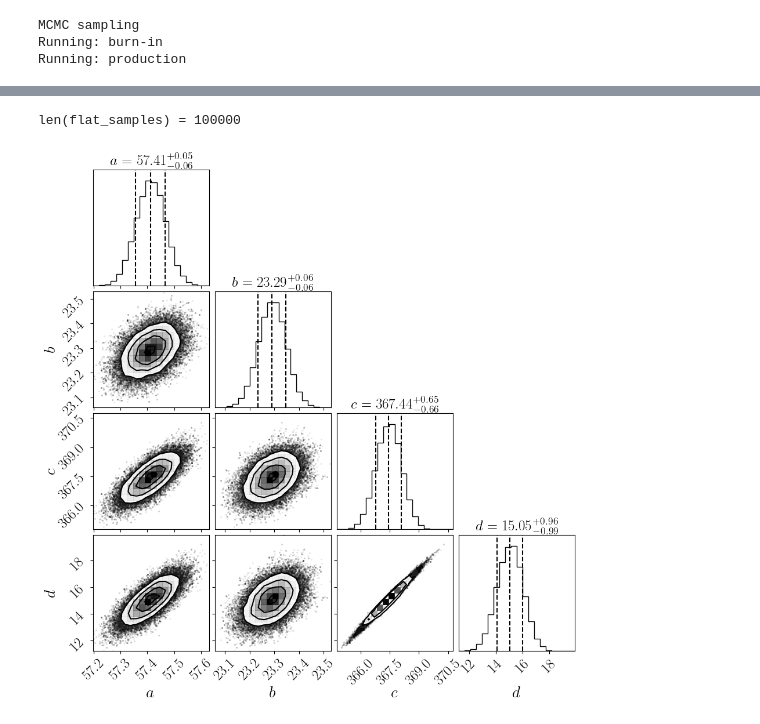
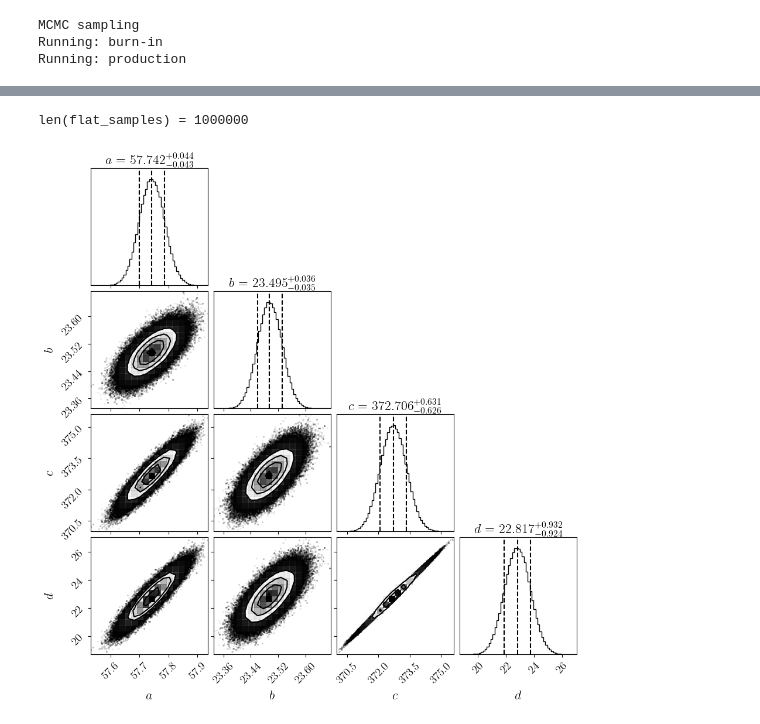
Before and after one commit to GottfridOlsson/Latitude-Measurements, a Jupyter notebook: bayesian_analysis.ipynb, the cells around one changed output, grey strips where cells are left out. Saved outputs shown, nothing was run; the diff lists cells and outputs as text; code cells hidden in the pictures.

```diff
--- a/bayesian_analysis.ipynb
+++ b/bayesian_analysis.ipynb
@@ -102,11 +104,11 @@ def log_likelihood(theta, day, measured_data, sigma):
 def log_posterior(theta, day, measured_data, sigma):
     log_prior_a = log_prior_uniform(theta[0], a_min, a_max)
     log_prior_b = log_prior_uniform(theta[1], b_min, b_max)
-    #log_prior_c = log_prior_uniform(theta[2], c_min, c_max)
-    #log_prior_d = log_prior_uniform(theta[3], d_min, d_max)
+    log_prior_c = log_prior_uniform(theta[2], c_min, c_max)
+    log_prior_d = log_prior_uniform(theta[3], d_min, d_max)
 
-    log_prior_c = log_prior_Gaussian(theta[2], c_mu, c_sigma)
-    log_prior_d = log_prior_Gaussian(theta[3], d_mu, d_sigma)
+    #log_prior_c = log_prior_Gaussian(theta[2], c_mu, c_sigma)
+    #log_prior_d = log_prior_Gaussian(theta[3], d_mu, d_sigma)
 
     log_prior = log_prior_a + log_prior_b + log_prior_c + log_prior_d
 
@@ -127,11 +129,11 @@ def run_MCMC(starting_position_walkers, number_of_walkers, number_of_dimensions,
 # Preparations to run MCMC #
 
 data = [day, measured_data, sigma]
-initial_theta = np.array([60, 25, 365, 0]) #initial parameter guess to help MCMC be faster
+initial_theta = np.array([57.7, 23.5, 365.25, 10]) #initial parameter guess to help MCMC be faster
 
-number_of_walkers = 20
-number_of_burn_in_steps = 1000
-number_of_production_steps = 5000
+number_of_walkers = 10
+number_of_burn_in_steps = 1500
+number_of_production_steps = 100000
 number_of_dimensions = len(initial_theta)
 MCMC_filename = f"MCMC_walkers{number_of_walkers}_burninsteps{number_of_burn_in_steps}_productionsteps{number_of_production_steps}"
 # Setup backend to save data to file
@@ -160,10 +162,13 @@ for i in range(number_of_dimensions):
     ax = axes[i]
     ax.plot(samples[:, :, i], "k", alpha=0.3)
     ax.set_xlim(0, len(samples))
-    ax.set_ylabel(theta_labels[i])
+    ax.set_ylabel(theta_labels[i], fontsize=14)
 
-axes[-1].set_xlabel("Step number")
+axes[-1].set_xlabel("Step number in MCMC", fontsize=14)
+for ax in fig.get_axes():
+    ax.tick_params(axis='both', labelsize=12)
 fig.savefig(f"MCMC figures/theta_vs_step_number_{reader_filename}.pdf")
 #tau = sampler.get_autocorr_time()
 #print(f"Autocorrelation time (steps): {tau}")
+# Styling
 # %% [output]
@@ -171,28 +176,29 @@ fig.savefig(f"MCMC figures/theta_vs_step_number_{reader_filename}.pdf")
 # %%
-# TODO: plotta burn in, see convergence
-# TODO: mer
-
 #flat_samples = reader.get_chain(flat=True)
 flat_samples = sampler.get_chain(flat=True)
 print(f"len(flat_samples) = {len(flat_samples)}")
+
 #sampled_parameter_values = flat_samples[np.argmax(reader.flatlnprobability)]
 #print(sampled_parameter_values)
-
+#q_1, q_2, q_3 = 0.001, 0.5, 0.999#0.0455, 0.5000, 0.9545
 fig = corner.corner(flat_samples,
+                    plot_datapoints=True,
+                    labels=theta_labels,
+                    title_fmt=".3f",
+                    #title_quantiles=[q_1, q_2, q_3], #cannot do this because not implemented in source code...
+                    quantiles=[0.16, 0.50, 0.84],
                     show_titles=True,
-                    #plot_datapoints=True,
-                    labels=theta_labels,
-                    quantiles=[0.16, 0.5, 0.84],
-                    title_kwargs={"fontsize": 18},
-                    label_kwargs={"fontsize": 20},)
+                    hist_bin_factor=3,
+                    title_kwargs={"fontsize": 16},
+                    label_kwargs={"fontsize": 16},)
 
 # Styling
 for ax in fig.get_axes():
-    ax.tick_params(axis='both', labelsize=18)
+    ax.tick_params(axis='both', labelsize=14)
 
 fig.savefig(f"MCMC figures/corner_{reader_filename}.pdf")
 # %% [output]
-len(flat_samples) = 100000
+len(flat_samples) = 1000000
-[figure, old version]
+[figure, new version]
 # %%
 # GET THETA THAT MAXIMIZES POSTERIOR PROBABILITY #
```
Also changed, not shown: parts of 5 cells of this notebook, 22 other files.
